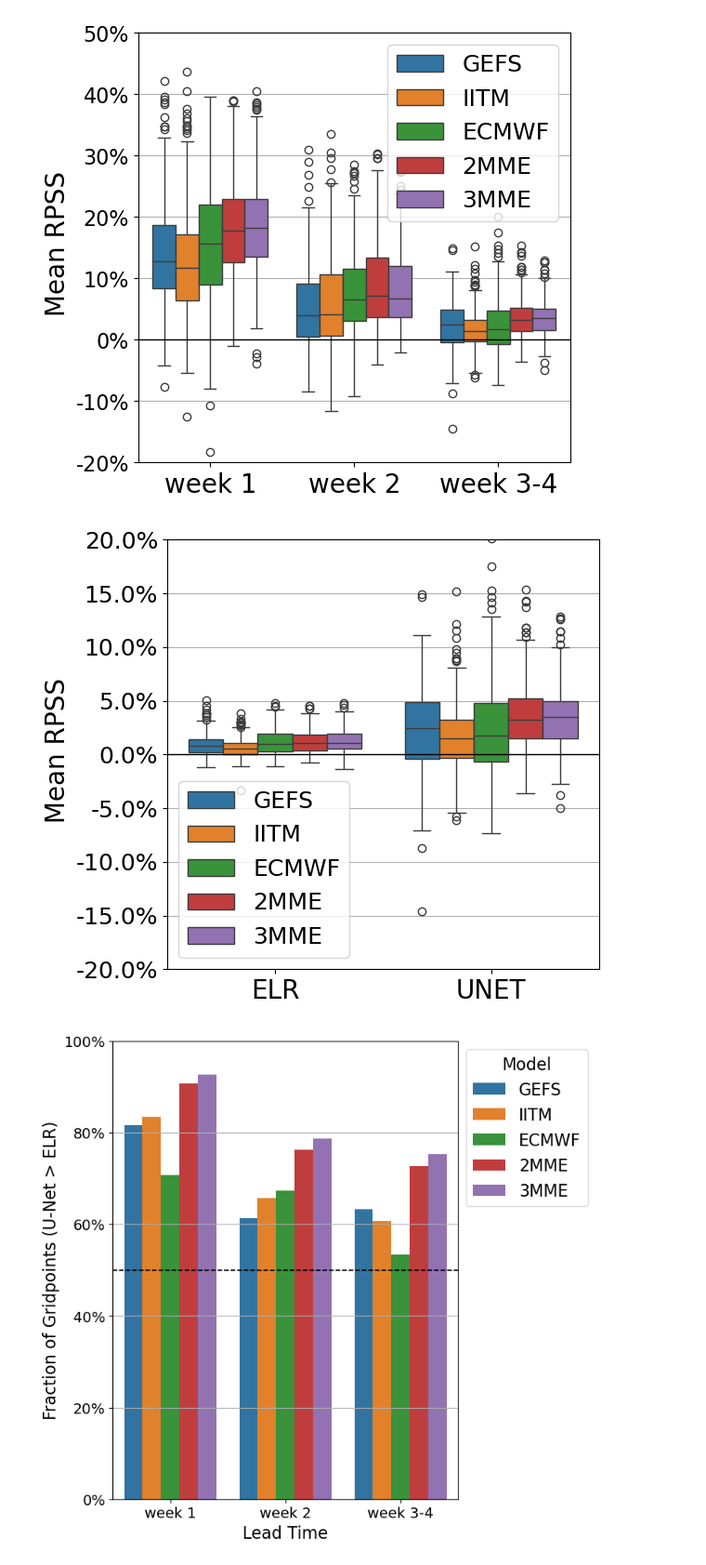
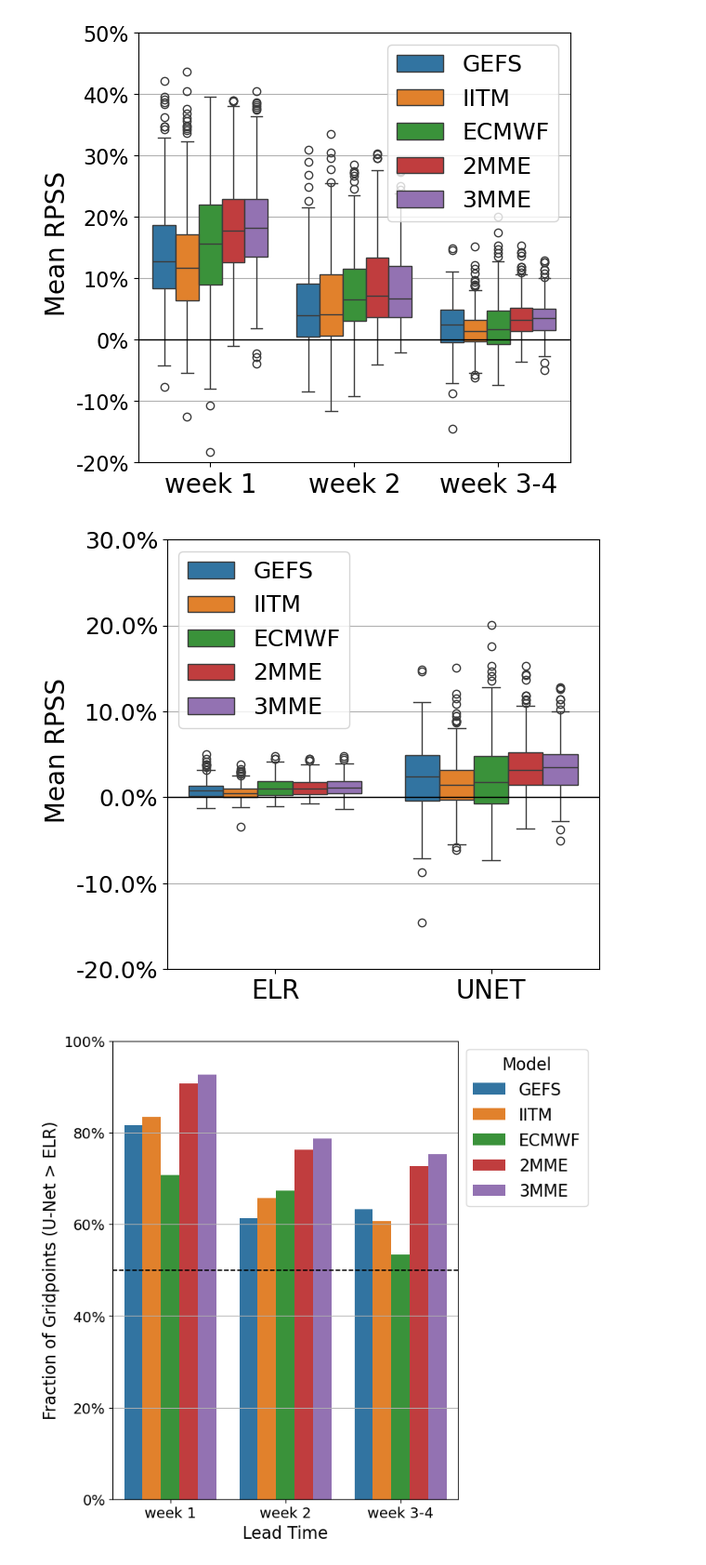
Before and after one commit to emileDesmaili/s2s-ismr-unet, a Jupyter notebook: Bar_plot.ipynb, the cells around one changed output. Shown at 93% size. Saved outputs shown, nothing was run; the diff lists cells and outputs as text; code cells hidden in the pictures.

```diff
--- a/Bar_plot.ipynb
+++ b/Bar_plot.ipynb
@@ -48,7 +48,7 @@ base_dir = "outputs"
 
 # Define models and lead times
 models = ["IITM_IMD", "GEFS_IMD", "ECMWF_IMD", "MME_IMD","2MME_IMD"]
-architectures = ["ELR", "unet"]
+architectures = ["RAW","ELR", "unet"]
 lead_times = {"week 1": "rpss_test_wk1.nc", "week 2": "rpss_test_wk2.nc", "week 3-4": "rpss_test_wk3-4.nc"}
 
 # Initialize storage for data
@@ -84,13 +84,16 @@ for period in ["Common Period", "Full period","MME","2MME"]:
                     if "__xarray_dataarray_variable__" in ds:
                         ds = ds.rename_vars({"__xarray_dataarray_variable__": "rpss"})
 
-                    rpss = ds.transpose("bootstrap", "Y", "X").rpss
 
-                    # Compute mean and std over bootstrap dimension
-                    rpss_mean = rpss.mean(dim="bootstrap")
-                    rpss_std = rpss.std(dim="bootstrap")
+                    if 'bootstrap' in ds.dims:
 
-                    #rpss_mean = rpss
+                        rpss = ds.transpose("bootstrap", "Y", "X").rpss
+
+                        # Compute mean and std over bootstrap dimension
+                        rpss_mean = rpss.mean(dim="bootstrap")
+                        rpss_std = rpss.std(dim="bootstrap")
+                    else:
+                        rpss_mean = ds.transpose("Y", "X").prcp
 
                     rpss_mean = rpss_mean.where(~mask)
 
@@ -318,7 +321,7 @@ for arch in architectures:
 df_mm = df[(df["Period"] == "MME") | (df["Period"] == "Common Period") | (df["Period"] == "2MME")]
 architectures = ["ELR", "unet"]
 
-df_arch = df_mm[df_mm["Lead Time"] == "week 3-4"]
+df_arch = df_mm[(df_mm["Lead Time"] == "week 3-4") & (df_mm["Architecture"].isin(architectures))]
 
 # Assuming the DataFrame df has been created as in your code
 # Flatten the RPSS arrays and replicate the corresponding metadata
@@ -340,35 +343,35 @@ for index, row in df_arch.iterrows():
             "RPSS": rpss_val,
             "Model": "3MME" if model =='MME' else model,
         })
 
 # Convert the list into a DataFrame for easy plotting
 plot_df = pd.DataFrame(plot_data)
 
 # Create the violin plot
 plt.figure(figsize=(6, 6))
 ax = sns.boxplot(data=plot_df, x="Architecture", y="RPSS", hue="Model",
                         hue_order=["GEFS", "IITM", "ECMWF", "2MME", "3MME"]
                     )
 # Customize the plot
-plt.ylim(-0.2, 0.2)
+plt.ylim(-0.2, 0.3)
 vals = ax.get_yticks()
 ax.set_yticklabels(['{:,.1%}'.format(x) for x in vals])
 
 #make yticks big
 plt.yticks(fontsize=18)
 
 # Add 0 reference line
 plt.axhline(0, color='black', lw=1)
 #increase font size
 plt.xticks(fontsize=20)
 #make legend font size 20
 plt.legend(fontsize=18, loc='best')
 plt.ylabel(f" Mean RPSS", fontsize=20)
 plt.xlabel("")
 plt.grid(axis='y')
 plt.savefig(f"figures/barplots/MME_RPSS_wk3-4.pdf", bbox_inches='tight', dpi=300)
 # %% [output]
-[figure, old version]
+[figure, new version]
 # %%
 import pandas as pd
 import numpy as np
```
Also changed, not shown: parts of 4 cells of this notebook, 15 other files.
